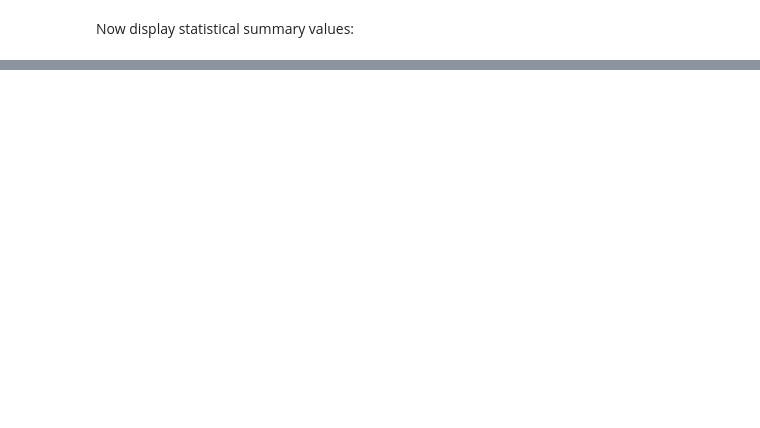
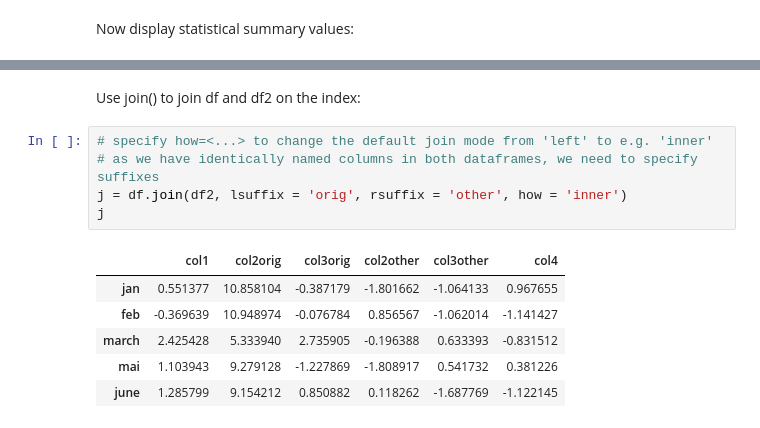
Before and after one commit to skeydan/data-science-with-python, a Jupyter notebook: notebooks_exercises/pandas_getting_started.ipynb, the cells around one changed output, grey strips where cells are left out. Drawn from its saved outputs; the diff is of its cells as text; blank space fills up the shorter version.

```diff
--- a/notebooks_exercises/pandas_getting_started.ipynb
+++ b/notebooks_exercises/pandas_getting_started.ipynb
@@ -148,0 +159,14 @@ tbd
+# %% [markdown]
+Use join() to join df and df2 on the index:
+# %%
+# specify how=<...> to change the default join mode from 'left' to e.g. 'inner'
+# as we have identically named columns in both dataframes, we need to specify suffixes
+j = df.join(df2, lsuffix = 'orig', rsuffix = 'other', how = 'inner')
+j
+# %% [output]
+|  | col1 | col2orig | col3orig | col2other | col3other | col4 |
+| jan | 0.551377 | 10.858104 | -0.387179 | -1.801662 | -1.064133 | 0.967655 |
+| feb | -0.369639 | 10.948974 | -0.076784 | 0.856567 | -1.062014 | -1.141427 |
+| march | 2.425428 | 5.333940 | 2.735905 | -0.196388 | 0.633393 | -0.831512 |
+| mai | 1.103943 | 9.279128 | -1.227869 | -1.808917 | 0.541732 | 0.381226 |
+| june | 1.285799 | 9.154212 | 0.850882 | 0.118262 | -1.687769 | -1.122145 |
```
Also changed, not shown: parts of 20 cells of this notebook, 2 other files.
